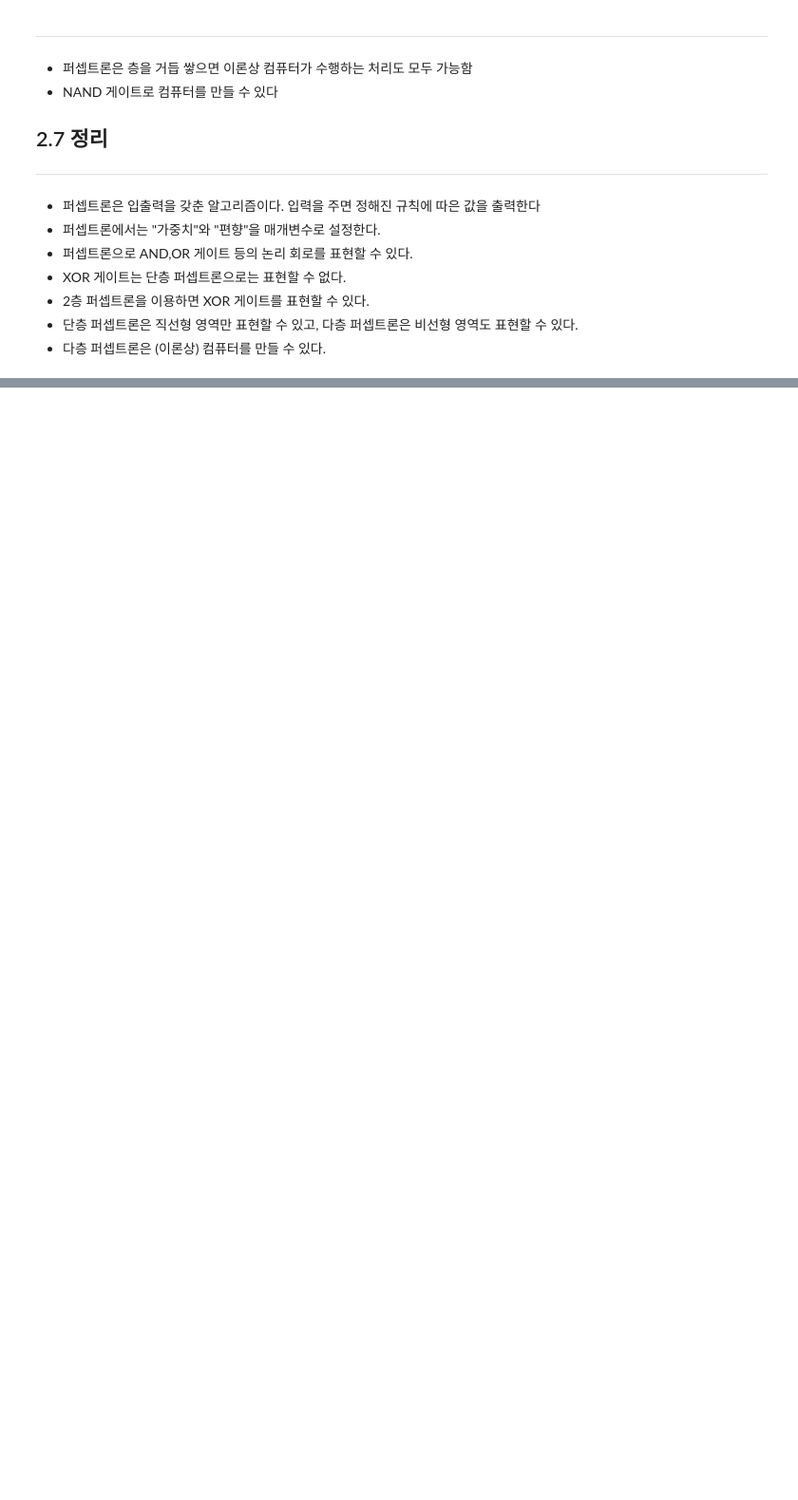
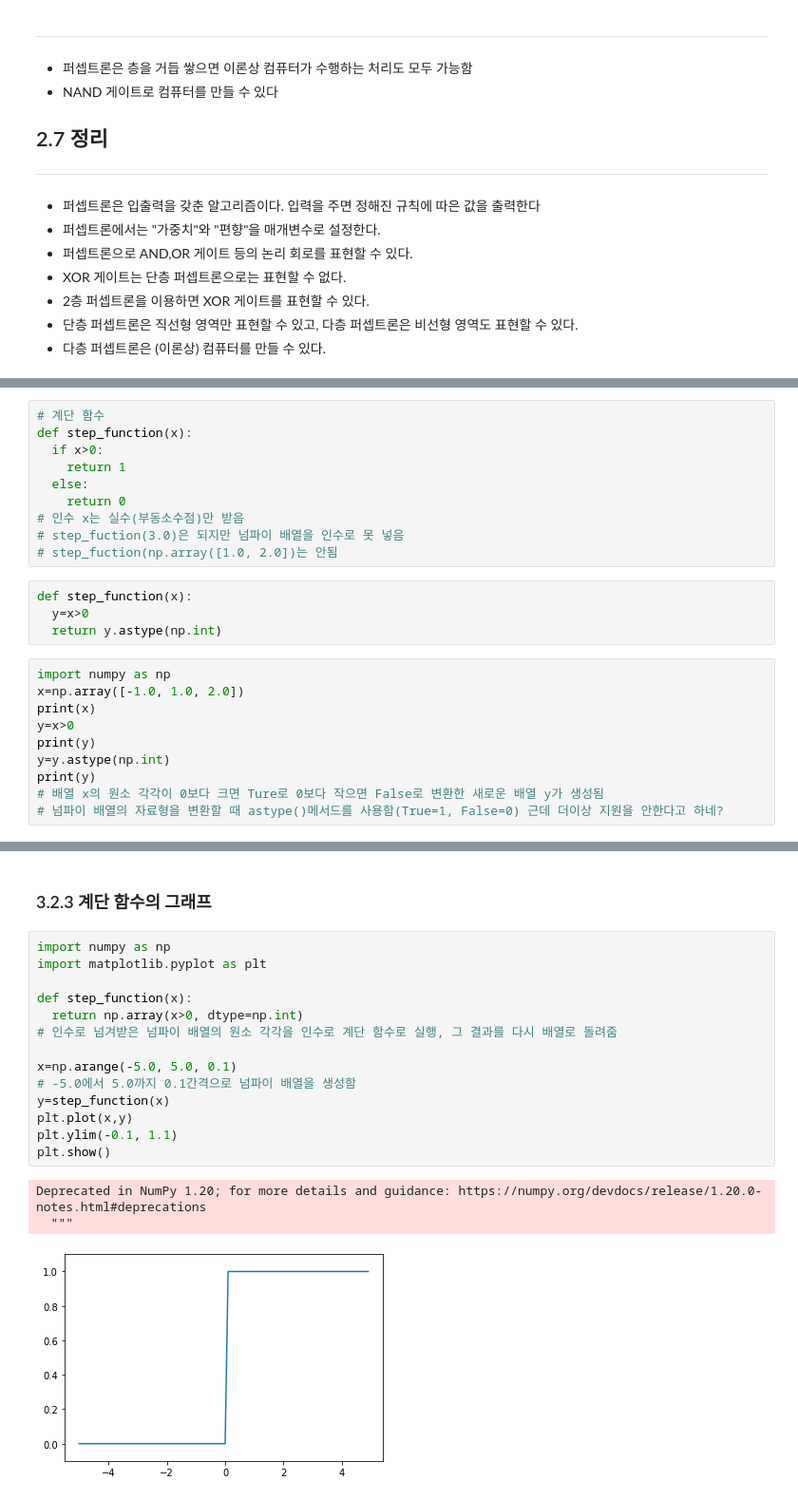
Before and after one commit to NamHyunSeung/deep_learning, a Jupyter notebook: 딥러닝.ipynb, the cells around one changed output, grey strips where cells are left out. Shown: that part at 95% size. Cells and saved outputs as stored; diff of their text form; blank space fills up the shorter version.

```diff
--- a/딥러닝.ipynb
+++ b/딥러닝.ipynb
@@ -483,0 +490,24 @@ print(XOR(1,1)) #0을 출력
+# %%
+# 계단 함수
+def step_function(x):
+  if x>0:
+    return 1
+  else:
+    return 0
+# 인수 x는 실수(부동소수점)만 받음
+# step_fuction(3.0)은 되지만 넘파이 배열을 인수로 못 넣음
+# step_fuction(np.array([1.0, 2.0])는 안됨
+# %%
+def step_function(x):
+  y=x>0
+  return y.astype(np.int)
+# %%
+import numpy as np
+x=np.array([-1.0, 1.0, 2.0])
+print(x)
+y=x>0
+print(y)
+y=y.astype(np.int)
+print(y)
+# 배열 x의 원소 각각이 0보다 크면 Ture로 0보다 작으면 False로 변환한 새로운 배열 y가 생성됨
+# 넘파이 배열의 자료형을 변환할 때 astype()메서드를 사용함(True=1, False=0) 근데 더이상 지원을 안한다고 하네?
@@ -483,0 +519,20 @@ print(XOR(1,1)) #0을 출력
+# %% [markdown]
+### 3.2.3 계단 함수의 그래프
+# %%
+import numpy as np
+import matplotlib.pyplot as plt
+
+def step_function(x):
+  return np.array(x>0, dtype=np.int)
+# 인수로 넘겨받은 넘파이 배열의 원소 각각을 인수로 계단 함수로 실행, 그 결과를 다시 배열로 돌려줌
+
+x=np.arange(-5.0, 5.0, 0.1)
+# -5.0에서 5.0까지 0.1간격으로 넘파이 배열을 생성함
+y=step_function(x)
+plt.plot(x,y)
+plt.ylim(-0.1, 1.1)
+plt.show()
+# %% [output]
+Deprecated in NumPy 1.20; for more details and guidance: https://numpy.org/devdocs/release/1.20.0-notes.html#deprecations
+  """
+[figure, added]
```
Also changed, not shown: parts of 3 cells of this notebook.
